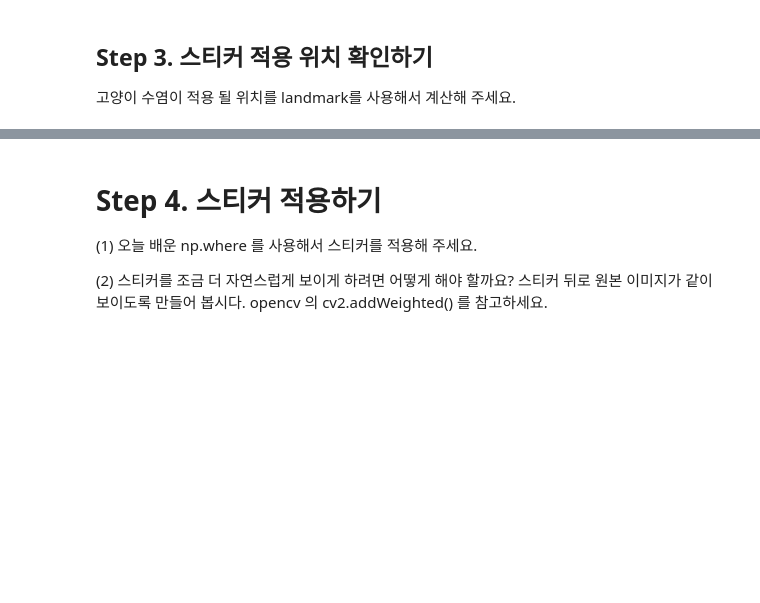
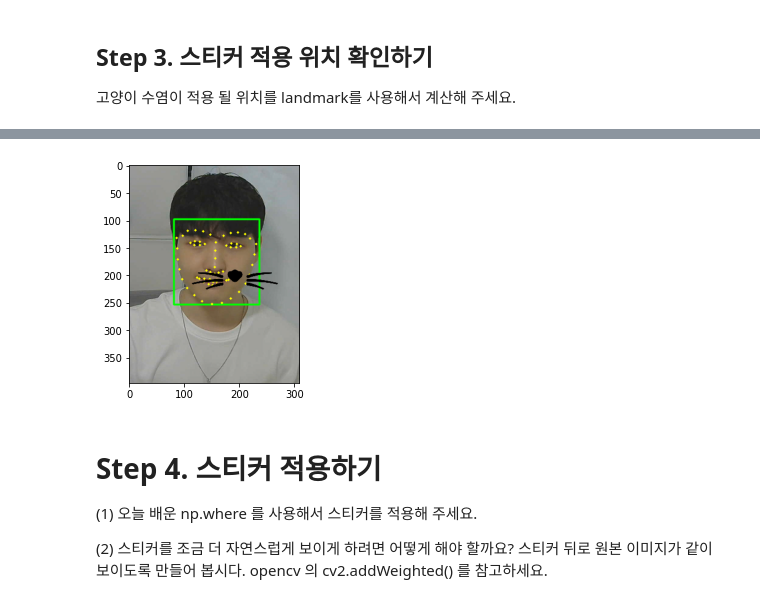
Before and after one commit to ScientistLim/AIFFEL_Quest, a Jupyter notebook: EXPLORATION3/Untitled.ipynb, the cells around one changed output, grey strips where cells are left out. Drawn from its saved outputs; the diff is of its cells as text; code cells hidden in the pictures; blank space fills up the shorter version.

```diff
--- a/EXPLORATION3/Untitled.ipynb
+++ b/EXPLORATION3/Untitled.ipynb
@@ -115,3 +125,23 @@ plt.show()
+# %%
+sticker_area = img_show[y:y+img_sticker.shape[0], x:x+img_sticker.shape[1]]
+
+# 수정 부분 시작
+# 스티커 이미지에서 RGB 채널만 사용
+img_sticker_rgb = img_sticker[:, :, :3]
+
+# 알파 채널만 따로 저장
+sticker_alpha = img_sticker[:, :, 3] / 255.0
+
+# 스티커 부분의 배경과 스티커를 합성
+sticker_area = (1.0 - sticker_alpha[:, :, np.newaxis]) * sticker_area + sticker_alpha[:, :, np.newaxis] * img_sticker_rgb
+
+# 합성된 이미지를 원본 이미지에 붙이기
+img_show[y:y+img_sticker.shape[0], x:x+img_sticker.shape[1]] = sticker_area.astype(np.uint8)
+
+plt.imshow(cv2.cvtColor(img_show, cv2.COLOR_BGR2RGB))
+plt.show()
+# %% [output]
+[figure, added]
 # %% [markdown]
 # Step 4. 스티커 적용하기
 (1) 오늘 배운 np.where 를 사용해서 스티커를 적용해 주세요.
```
Also changed, not shown: parts of 7 cells of this notebook, 1 other file.
